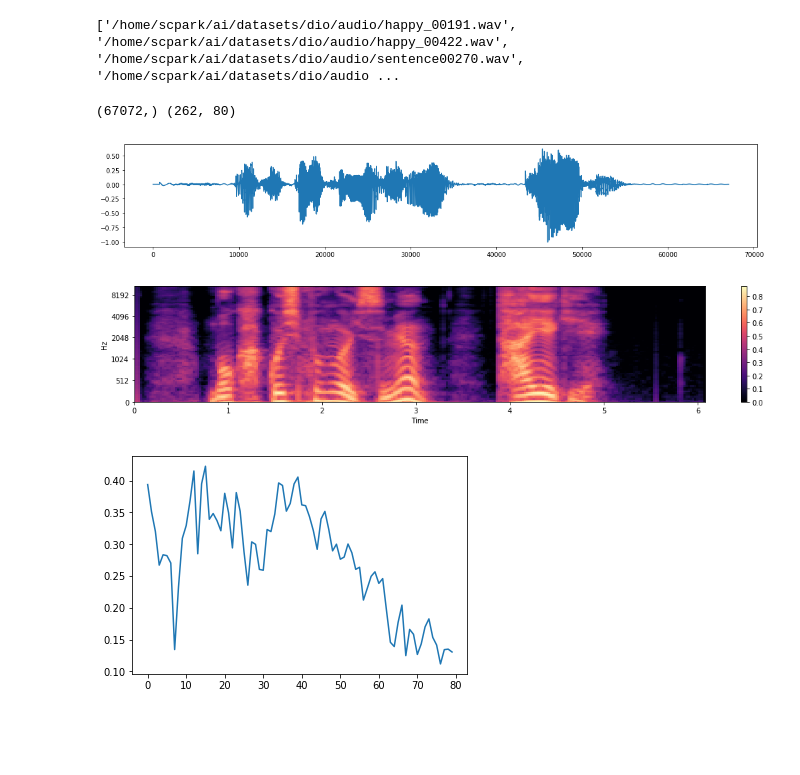
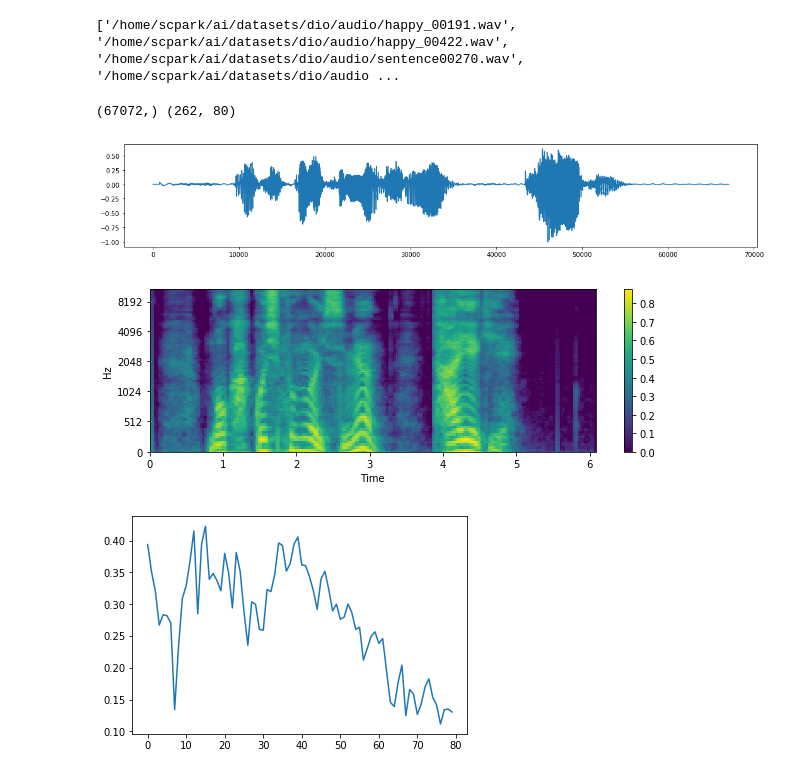
Before and after one commit to scpark20/waveglow-tensorflow, a Jupyter notebook: generate_datasets.ipynb, the cells around one changed output. Drawn from its saved outputs; the diff is of its cells as text; code cells hidden in the pictures; blank space fills up the shorter version.

```diff
--- a/generate_datasets.ipynb
+++ b/generate_datasets.ipynb
@@ -152,25 +152,25 @@ def load_wave_and_mel(wav_path):
 # %%
 wave, mel = load_wave_and_mel(wave_files[0])
 print(wave.shape, mel.shape)
 
 plt.figure(figsize=[18, 3])
 plt.plot(wave)
 plt.show()
 
-plt.figure(figsize=[18, 3])
-librosa.display.specshow(mel.T, y_axis='mel', fmax=int(sample_rate / 2), x_axis='time')
+plt.figure(figsize=[10, 3])
+librosa.display.specshow(mel.T, cmap='viridis', y_axis='mel', fmax=int(sample_rate / 2), x_axis='time')
 plt.colorbar()
 plt.show()
 
 plt.plot(mel[20])
 plt.show()
 
 import IPython.display as ipd
 ipd.Audio(wave, rate=sample_rate)
 # %% [output]
 (67072,) (262, 80)
 [figure]
-[figure, old version]
+[figure, new version]
 [figure]
 [interactive output not drawn]
 # %%
```
Also changed, not shown: 4 other files.
